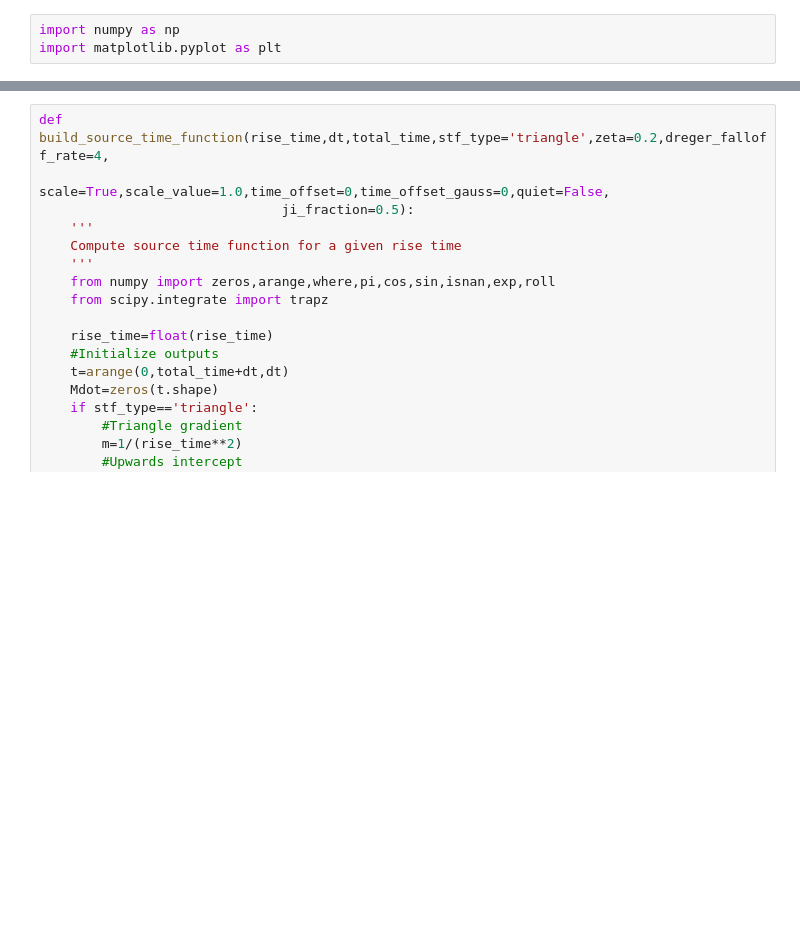
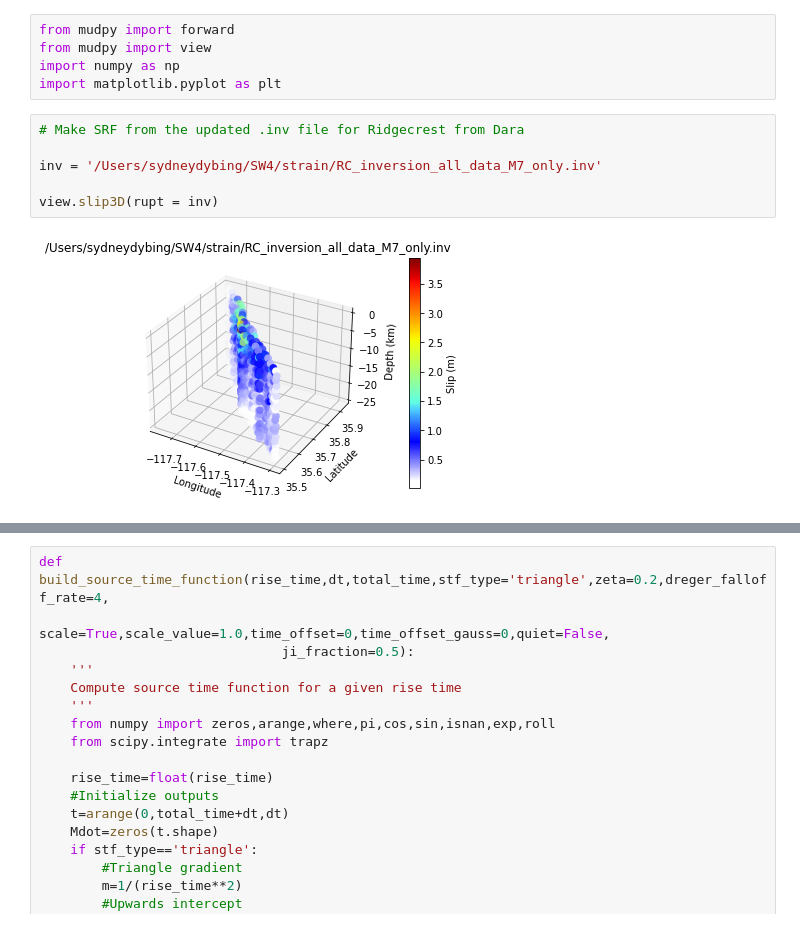
Before and after one commit to UO-Geophysics/sw4_strain, a Jupyter notebook: GenerateSRF.ipynb, the cells around one changed output, grey strips where cells are left out. Cells and saved outputs as stored; diff of their text form; blank space fills up the shorter version.

```diff
--- a/GenerateSRF.ipynb
+++ b/GenerateSRF.ipynb
@@ -1,3 +1,13 @@
 # %%
+from mudpy import forward
+from mudpy import view
 import numpy as np
 import matplotlib.pyplot as plt
+# %%
+# Make SRF from the updated .inv file for Ridgecrest from Dara
+
+inv = '/Users/sydneydybing/SW4/strain/RC_inversion_all_data_M7_only.inv'
+
+view.slip3D(rupt = inv)
+# %% [output]
+[figure, added]
```
Also changed, not shown: parts of 3 cells of this notebook, 1 other file.
